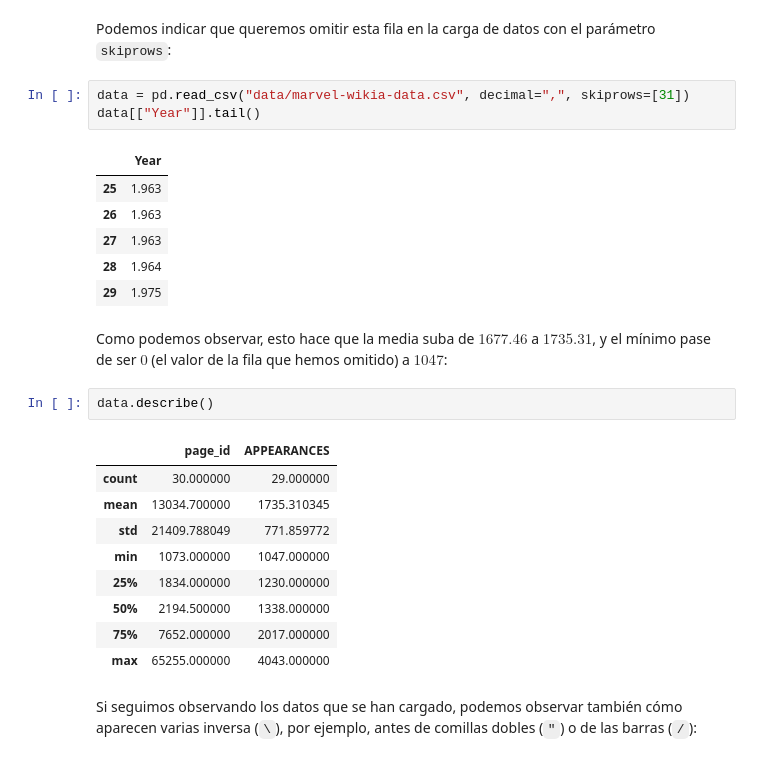
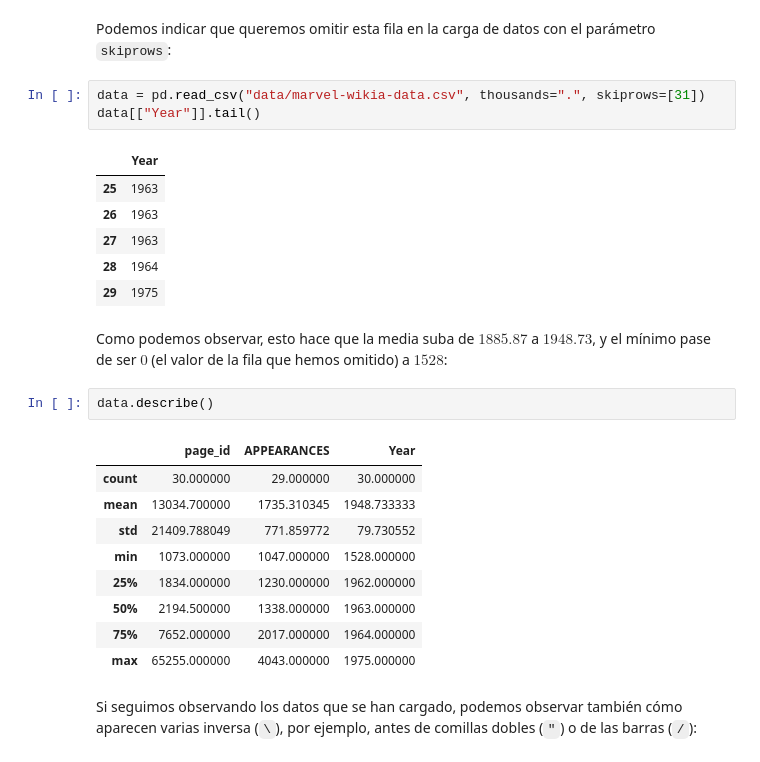
Before and after one commit to rbuj-UOC/22.403-unit_3, a Jupyter notebook: 3-ES-Ficheros_e_interacción_con_el_sistema.ipynb, the cells around one changed output. Cells and saved outputs as stored; diff of their text form.

```diff
--- a/3-ES-Ficheros_e_interacción_con_el_sistema.ipynb
+++ b/3-ES-Ficheros_e_interacción_con_el_sistema.ipynb
@@ -894,29 +904,29 @@ data[["Year"]].tail()
 # %% [markdown]
 Podemos indicar que queremos omitir esta fila en la carga de datos con el parámetro `skiprows`:
 # %%
-data = pd.read_csv("data/marvel-wikia-data.csv", decimal=",", skiprows=[31])
+data = pd.read_csv("data/marvel-wikia-data.csv", thousands=".", skiprows=[31])
 data[["Year"]].tail()
 # %% [output]
 |  | Year |
-| 25 | 1.963 |
-| 26 | 1.963 |
-| 27 | 1.963 |
-| 28 | 1.964 |
-| 29 | 1.975 |
+| 25 | 1963 |
+| 26 | 1963 |
+| 27 | 1963 |
+| 28 | 1964 |
+| 29 | 1975 |
 # %% [markdown]
-Como podemos observar, esto hace que la media suba de $1677.46$ a $1735.31$, y el mínimo pase de ser $0$ (el valor de la fila que hemos omitido) a $1047$:
+Como podemos observar, esto hace que la media suba de $1885.87$ a $1948.73$, y el mínimo pase de ser $0$ (el valor de la fila que hemos omitido) a $1528$:
 # %%
 data.describe()
 # %% [output]
-|  | page_id | APPEARANCES |
-| count | 30.000000 | 29.000000 |
-| mean | 13034.700000 | 1735.310345 |
-| std | 21409.788049 | 771.859772 |
-| min | 1073.000000 | 1047.000000 |
-| 25% | 1834.000000 | 1230.000000 |
-| 50% | 2194.500000 | 1338.000000 |
-| 75% | 7652.000000 | 2017.000000 |
-| max | 65255.000000 | 4043.000000 |
+|  | page_id | APPEARANCES | Year |
+| count | 30.000000 | 29.000000 | 30.000000 |
+| mean | 13034.700000 | 1735.310345 | 1948.733333 |
+| std | 21409.788049 | 771.859772 | 79.730552 |
+| min | 1073.000000 | 1047.000000 | 1528.000000 |
+| 25% | 1834.000000 | 1230.000000 | 1962.000000 |
+| 50% | 2194.500000 | 1338.000000 | 1963.000000 |
+| 75% | 7652.000000 | 2017.000000 | 1964.000000 |
+| max | 65255.000000 | 4043.000000 | 1975.000000 |
 # %% [markdown]
 Si seguimos observando los datos que se han cargado, podemos observar también cómo aparecen varias inversa (`\`), por ejemplo, antes de comillas dobles (`"`) o de las barras (`/`):
 # %%
```
Also changed, not shown: parts of 19 cells of this notebook, 1 other file.
